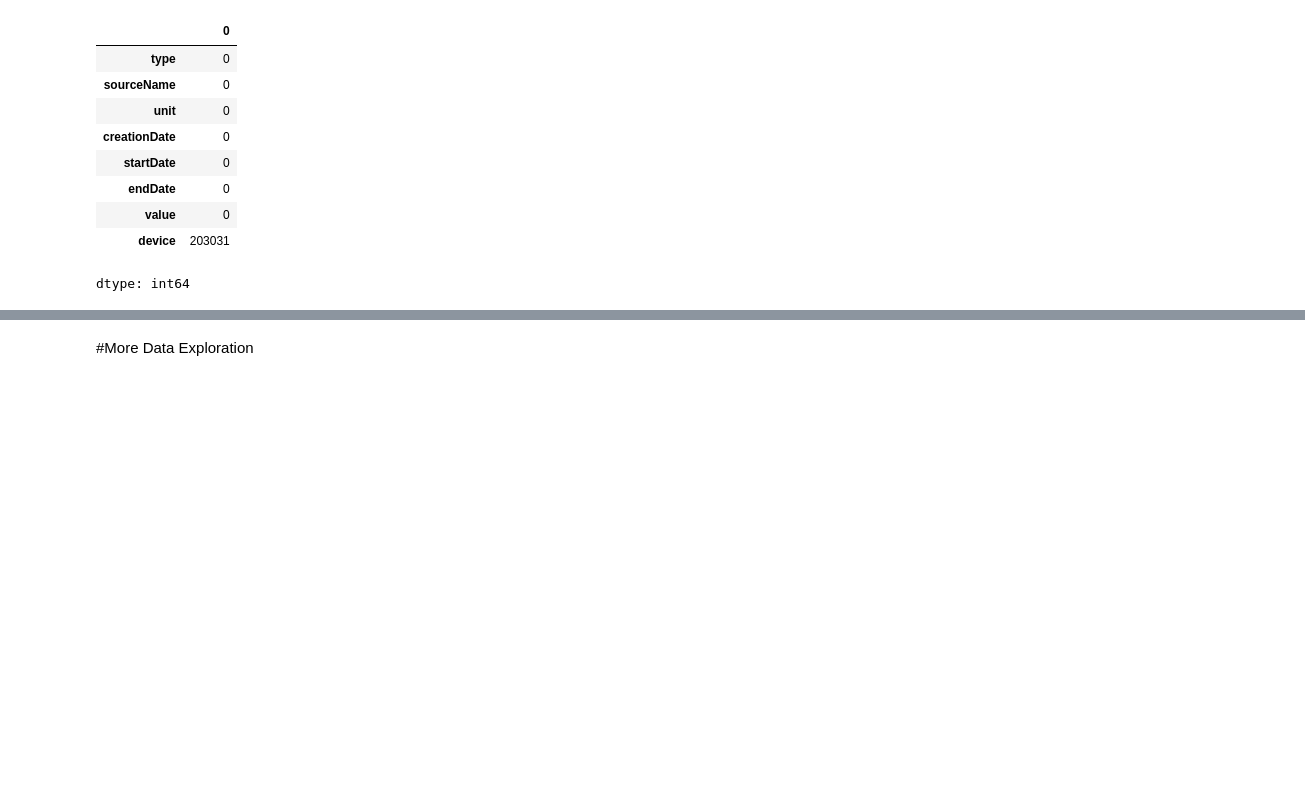
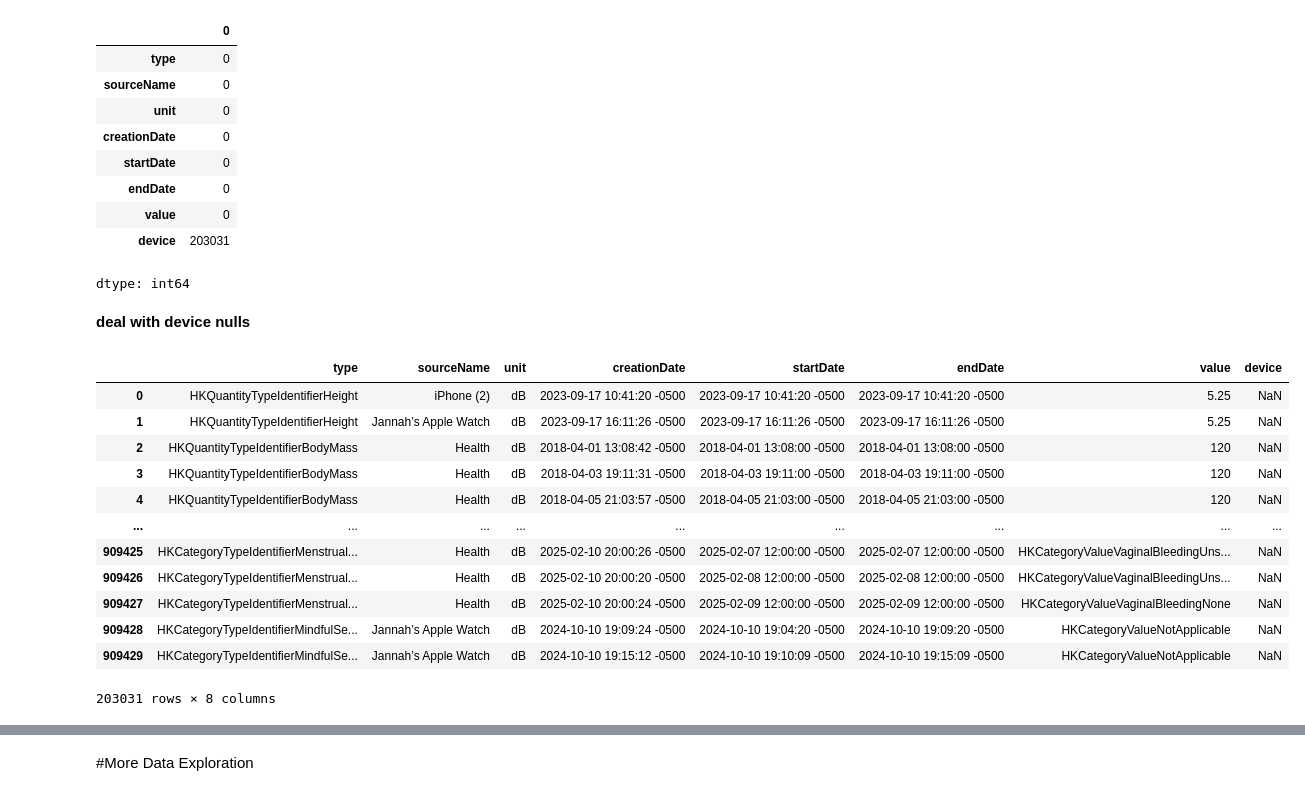
Before and after one commit to YomnaElmousalami/AppleHealthData_Analysis, a Jupyter notebook: Analyze_Sis_health_Data.ipynb, the cells around one changed output, grey strips where cells are left out. Drawn from its saved outputs; the diff is of its cells as text; code cells hidden in the pictures; blank space fills up the shorter version.

```diff
--- a/Analyze_Sis_health_Data.ipynb
+++ b/Analyze_Sis_health_Data.ipynb
@@ -389,3 +389,21 @@ records_df.isnull().sum()
 | value | 0 |
 | device | 203031 |
 dtype: int64
+# %% [markdown]
+**deal with device nulls**
+# %%
+records_df[records_df['device'].isnull()]
+# %% [output]
+|  | type | sourceName | unit | creationDate | startDate | endDate | value | device |
+| 0 | HKQuantityTypeIdentifierHeight | iPhone (2) | dB | 2023-09-17 10:41:20 -0500 | 2023-09-17 10:41:20 -0500 | 2023-09-17 10:41:20 -0500 | 5.25 | NaN |
+| 1 | HKQuantityTypeIdentifierHeight | Jannah’s Apple Watch | dB | 2023-09-17 16:11:26 -0500 | 2023-09-17 16:11:26 -0500 | 2023-09-17 16:11:26 -0500 | 5.25 | NaN |
+| 2 | HKQuantityTypeIdentifierBodyMass | Health | dB | 2018-04-01 13:08:42 -0500 | 2018-04-01 13:08:00 -0500 | 2018-04-01 13:08:00 -0500 | 120 | NaN |
+| 3 | HKQuantityTypeIdentifierBodyMass | Health | dB | 2018-04-03 19:11:31 -0500 | 2018-04-03 19:11:00 -0500 | 2018-04-03 19:11:00 -0500 | 120 | NaN |
+| 4 | HKQuantityTypeIdentifierBodyMass | Health | dB | 2018-04-05 21:03:57 -0500 | 2018-04-05 21:03:00 -0500 | 2018-04-05 21:03:00 -0500 | 120 | NaN |
+| ... | ... | ... | ... | ... | ... | ... | ... | ... |
+| 909425 | HKCategoryTypeIdentifierMenstrual... | Health | dB | 2025-02-10 20:00:26 -0500 | 2025-02-07 12:00:00 -0500 | 2025-02-07 12:00:00 -0500 | HKCategoryValueVaginalBleedingUns... | NaN |
+| 909426 | HKCategoryTypeIdentifierMenstrual... | Health | dB | 2025-02-10 20:00:20 -0500 | 2025-02-08 12:00:00 -0500 | 2025-02-08 12:00:00 -0500 | HKCategoryValueVaginalBleedingUns... | NaN |
+| 909427 | HKCategoryTypeIdentifierMenstrual... | Health | dB | 2025-02-10 20:00:24 -0500 | 2025-02-09 12:00:00 -0500 | 2025-02-09 12:00:00 -0500 | HKCategoryValueVaginalBleedingNone | NaN |
+| 909428 | HKCategoryTypeIdentifierMindfulSe... | Jannah’s Apple Watch | dB | 2024-10-10 19:09:24 -0500 | 2024-10-10 19:04:20 -0500 | 2024-10-10 19:09:20 -0500 | HKCategoryValueNotApplicable | NaN |
+| 909429 | HKCategoryTypeIdentifierMindfulSe... | Jannah’s Apple Watch | dB | 2024-10-10 19:15:12 -0500 | 2024-10-10 19:10:09 -0500 | 2024-10-10 19:15:09 -0500 | HKCategoryValueNotApplicable | NaN |
+203031 rows × 8 columns
```
Also changed, not shown: parts of 2 cells of this notebook.
